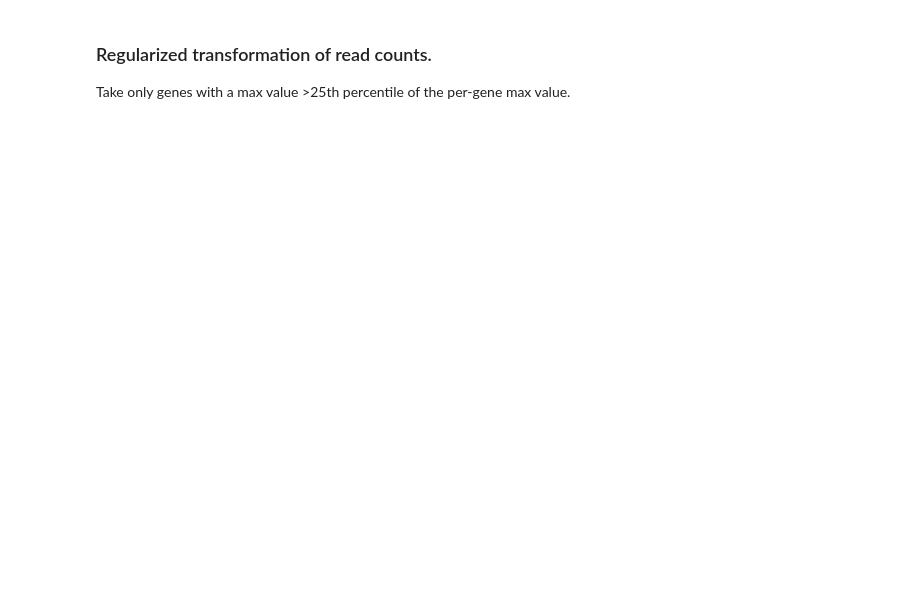
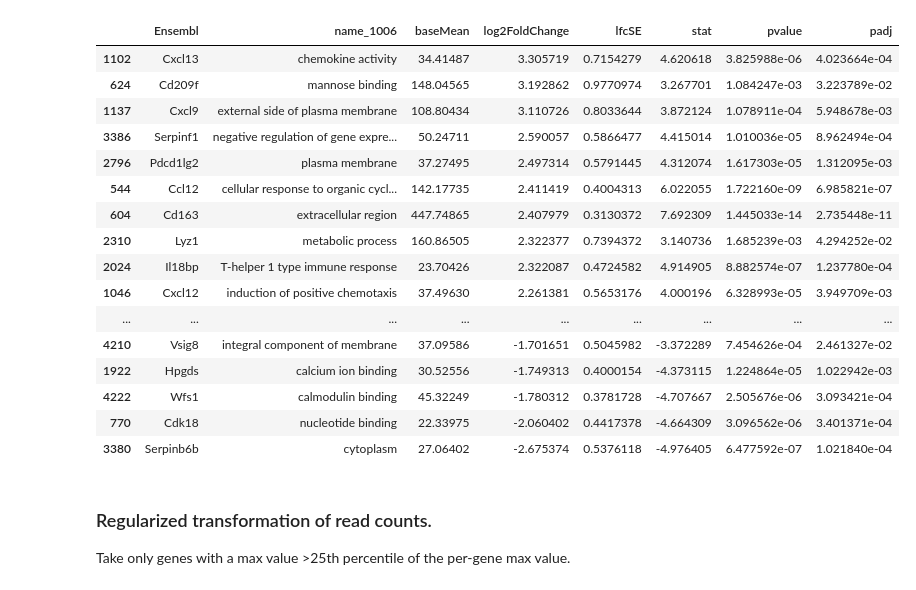
Before and after one commit to jpoles1/AdiposeCellseq, a Jupyter notebook: RAnalysis.ipynb, the cells around one changed output. Cells and saved outputs as stored; diff of their text form; code cells hidden in the pictures; blank space fills up the shorter version.

```diff
--- a/RAnalysis.ipynb
+++ b/RAnalysis.ipynb
@@ -79,25 +8,0 @@ all.single_anno <- all.single_anno[ match( all.genes[,1], all.single_anno$Ensemb
-# %%
-# resulting in un-identified rows in the stats data frame
-all.anno.wStats <- data.frame( all.single_anno, all )
-write.table( all.anno.wStats, paste0(currcon[2], "_vs_", currcon[3], "_FDR", fdr, "_ALL.txt" ),
-           sep="\t", quote=F, row.names=F, col.names=T )
-write.table( all.anno.wStats[,2], paste0(currcon[2], "_vs_", currcon[3], "_FDR", fdr, "_ALL_GeneList.txt" ),
-           sep="\t", quote=F, row.names=F, col.names=F )
-
-# Upregulated genes only
-up.anno.wStats <- subset(all.anno.wStats, padj < fdr & log2FoldChange > lfc )
-up.anno.wStats <- up.anno.wStats[ order( up.anno.wStats$log2FoldChange, decreasing = T ), ]
-
-write.table( up.anno.wStats, paste0(currcon[2], "_vs_", currcon[3], "_FDR", fdr, "_up.txt" ),
-           sep="\t", quote=F, row.names=F, col.names=T )
-write.table( up.anno.wStats[,2], paste0(currcon[2], "_vs_", currcon[3], "_FDR", fdr, "_up_GeneList.txt" ),
-           sep="\t", quote=F, row.names=F, col.names=F )
-
-# Downregulated genes only
-down.anno.wStats <- subset(all.anno.wStats, padj < fdr & log2FoldChange < lfc )
-down.anno.wStats <- down.anno.wStats[ order( down.anno.wStats$log2FoldChange, decreasing = F ), ]
-
-write.table( down.anno.wStats, paste0(currcon[2], "_vs_", currcon[3], "_FDR", fdr, "_down.txt" ),
-           sep="\t", quote=F, row.names=F, col.names=T )
-write.table( down.anno.wStats[,2], paste0(currcon[2], "_vs_", currcon[3], "_FDR", fdr, "_down_GeneList.txt" ),
-           sep="\t", quote=F, row.names=F, col.names=F )
@@ -157,3 +160,23 @@ ERROR: Error in fix.by(by.y, y): 'by' must specify a uniquely valid column
+# %%
+contrast_data[[1]][[2]]
+# %% [output]
+|  | Ensembl | name_1006 | baseMean | log2FoldChange | lfcSE | stat | pvalue | padj |
+| 1102 | Cxcl13 | chemokine activity | 34.41487 | 3.305719 | 0.7154279 | 4.620618 | 3.825988e-06 | 4.023664e-04 |
+| 624 | Cd209f | mannose binding | 148.04565 | 3.192862 | 0.9770974 | 3.267701 | 1.084247e-03 | 3.223789e-02 |
+| 1137 | Cxcl9 | external side of plasma membrane | 108.80434 | 3.110726 | 0.8033644 | 3.872124 | 1.078911e-04 | 5.948678e-03 |
+| 3386 | Serpinf1 | negative regulation of gene expre... | 50.24711 | 2.590057 | 0.5866477 | 4.415014 | 1.010036e-05 | 8.962494e-04 |
+| 2796 | Pdcd1lg2 | plasma membrane | 37.27495 | 2.497314 | 0.5791445 | 4.312074 | 1.617303e-05 | 1.312095e-03 |
+| 544 | Ccl12 | cellular response to organic cycl... | 142.17735 | 2.411419 | 0.4004313 | 6.022055 | 1.722160e-09 | 6.985821e-07 |
+| 604 | Cd163 | extracellular region | 447.74865 | 2.407979 | 0.3130372 | 7.692309 | 1.445033e-14 | 2.735448e-11 |
+| 2310 | Lyz1 | metabolic process | 160.86505 | 2.322377 | 0.7394372 | 3.140736 | 1.685239e-03 | 4.294252e-02 |
+| 2024 | Il18bp | T-helper 1 type immune response | 23.70426 | 2.322087 | 0.4724582 | 4.914905 | 8.882574e-07 | 1.237780e-04 |
+| 1046 | Cxcl12 | induction of positive chemotaxis | 37.49630 | 2.261381 | 0.5653176 | 4.000196 | 6.328993e-05 | 3.949709e-03 |
+| ... | ... | ... | ... | ... | ... | ... | ... | ... |
+| 4210 | Vsig8 | integral component of membrane | 37.09586 | -1.701651 | 0.5045982 | -3.372289 | 7.454626e-04 | 2.461327e-02 |
+| 1922 | Hpgds | calcium ion binding | 30.52556 | -1.749313 | 0.4000154 | -4.373115 | 1.224864e-05 | 1.022942e-03 |
+| 4222 | Wfs1 | calmodulin binding | 45.32249 | -1.780312 | 0.3781728 | -4.707667 | 2.505676e-06 | 3.093421e-04 |
+| 770 | Cdk18 | nucleotide binding | 22.33975 | -2.060402 | 0.4417378 | -4.664309 | 3.096562e-06 | 3.401371e-04 |
+| 3380 | Serpinb6b | cytoplasm | 27.06402 | -2.675374 | 0.5376118 | -4.976405 | 6.477592e-07 | 1.021840e-04 |
 # %% [markdown]
 ### Regularized transformation of read counts.
 Take only genes with a max value >25th percentile of the per-gene max value.
```
Also changed, not shown: parts of 11 cells of this notebook.
